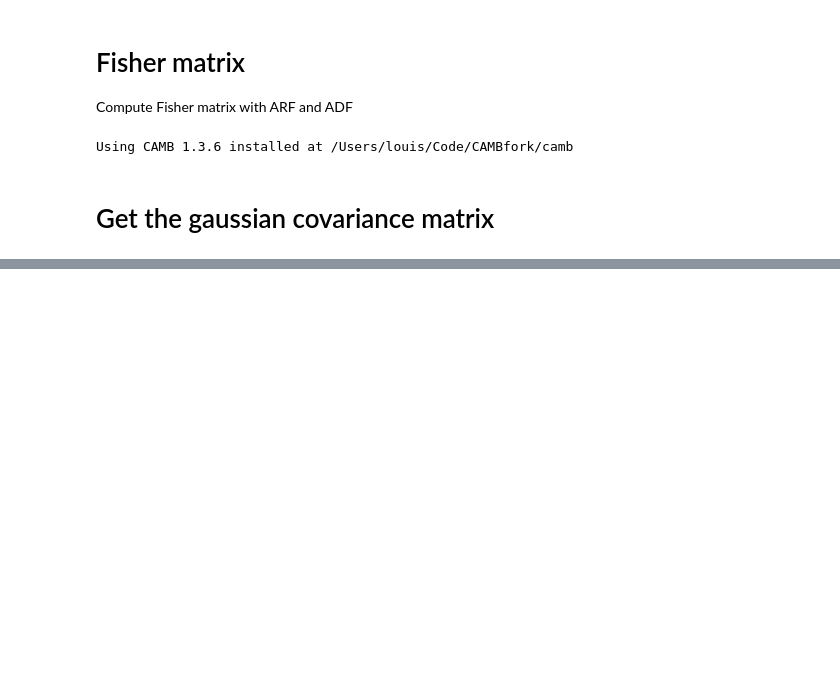
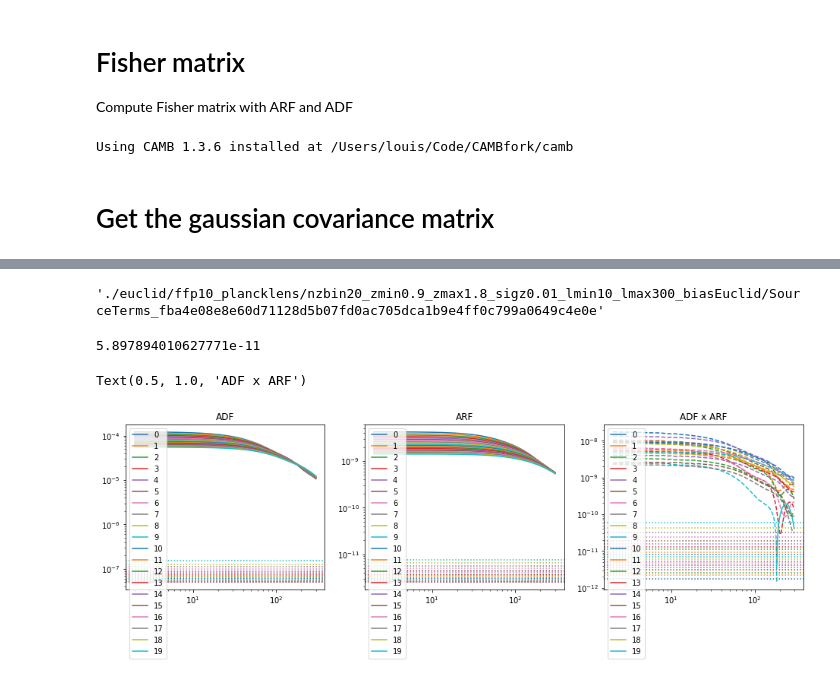
Before and after one commit to louisl3grand/CAMB, a Jupyter notebook: notebooks/Fisher_matrix.ipynb, the cells around one changed output, grey strips where cells are left out. Drawn from its saved outputs; the diff is of its cells as text; code cells hidden in the pictures; blank space fills up the shorter version.

```diff
--- a/notebooks/Fisher_matrix.ipynb
+++ b/notebooks/Fisher_matrix.ipynb
@@ -234,0 +281,6 @@ len(cl_keys)
+# %%
+tmp_dir ='./euclid'
+# tmp_dir ='./euclid_test'
+
+def get_libdir(nzbin, zmin, zmax, sigz, lmin, lmax, bias, hash_source):
+    return opj(tmp_dir, f"{fiducials['label']}", f"nzbin{nzbin}_zmin{zmin}_zmax{zmax}_sigz{sigz}_lmin{lmin}_lmax{lmax}_bias{bias}", f"SourceTerms_{hash_source}")
@@ -234,0 +340,10 @@ len(cl_keys)
+# %%
+libdir = get_libdir(nzbin, zmin, zmax, sigz, lmin, lmax, bias, hash_source)
+
+cacher = cacher_pk(libdir)
+# cacher = cacher_dict_mem()
+# cacher = cacher_void()
+# %%
+libdir
+# %% [output]
+'./euclid/ffp10_plancklens/nzbin20_zmin0.9_zmax1.8_sigz0.01_lmin10_lmax300_biasEuclid/SourceTerms_fba4e08e8e60d71128d5b07fd0ac705dca1b9e4ff0c799a0649c4e0e'
@@ -234,0 +380,35 @@ len(cl_keys)
+# %%
+shot_noise[f"W{i+1}xW{i+1+nzbin}"]
+# %% [output]
+5.897894010627771e-11
+# %%
+ls = np.arange(2, lmax)
+
+fig, axs = plt.subplots(1, 3, figsize=(16, 4))
+
+for i in range(nzbin):
+    axs[0].loglog(ls, cls_fid[f"W{i+1}xW{i+1}"][ls], label=str(i))
+    axs[0].axhline(y=shot_noise[f"W{i+1}xW{i+1}"], ls=':', c=f'C{i}')
+
+axs[0].legend()
+axs[0].set_title('ADF')
+
+for i in range(nzbin):
+    axs[1].loglog(ls, cls_fid[f"W{i+1+nzbin}xW{i+1+nzbin}"][ls], label=str(i))
+    axs[1].axhline(y=shot_noise[f"W{i+1+nzbin}xW{i+1+nzbin}"], ls=':', c=f'C{i}')
+axs[1].legend()
+axs[1].set_title('ARF')
+
+for i in range(nzbin):
+    is_pos = np.where(cls_fid[f"W{i+1}xW{i+1+nzbin}"][ls]>0)
+    is_neg = np.where(cls_fid[f"W{i+1}xW{i+1+nzbin}"][ls]<0)
+    axs[2].loglog(ls[is_pos], cls_fid[f"W{i+1}xW{i+1+nzbin}"][ls][is_pos], label=str(i), c=f'C{i}')
+    axs[2].loglog(ls[is_neg], -cls_fid[f"W{i+1}xW{i+1+nzbin}"][ls][is_neg], ls='--', c=f'C{i}')
+
+    axs[2].axhline(y=np.abs(shot_noise[f"W{i+1}xW{i+1+nzbin}"]), ls=':', c=f'C{i}')
+
+axs[2].legend()
+axs[2].set_title('ADF x ARF')
+# %% [output]
+Text(0.5, 1.0, 'ADF x ARF')
+[figure, added]
```
Also changed, not shown: parts of 83 cells of this notebook, 1 other file.
